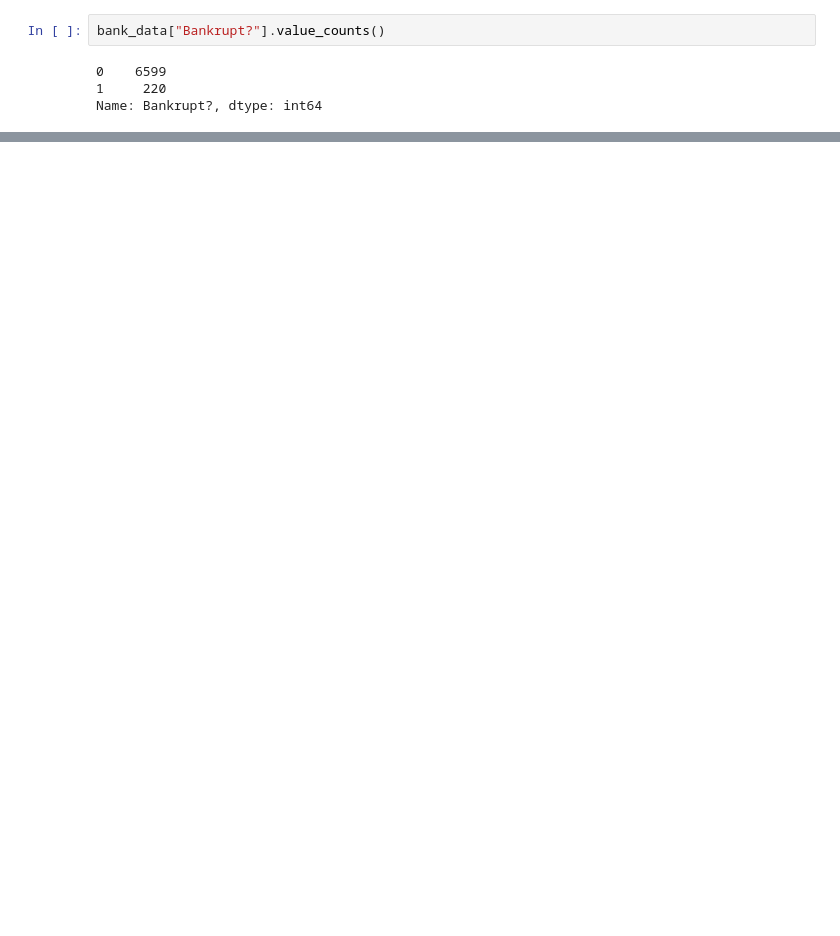
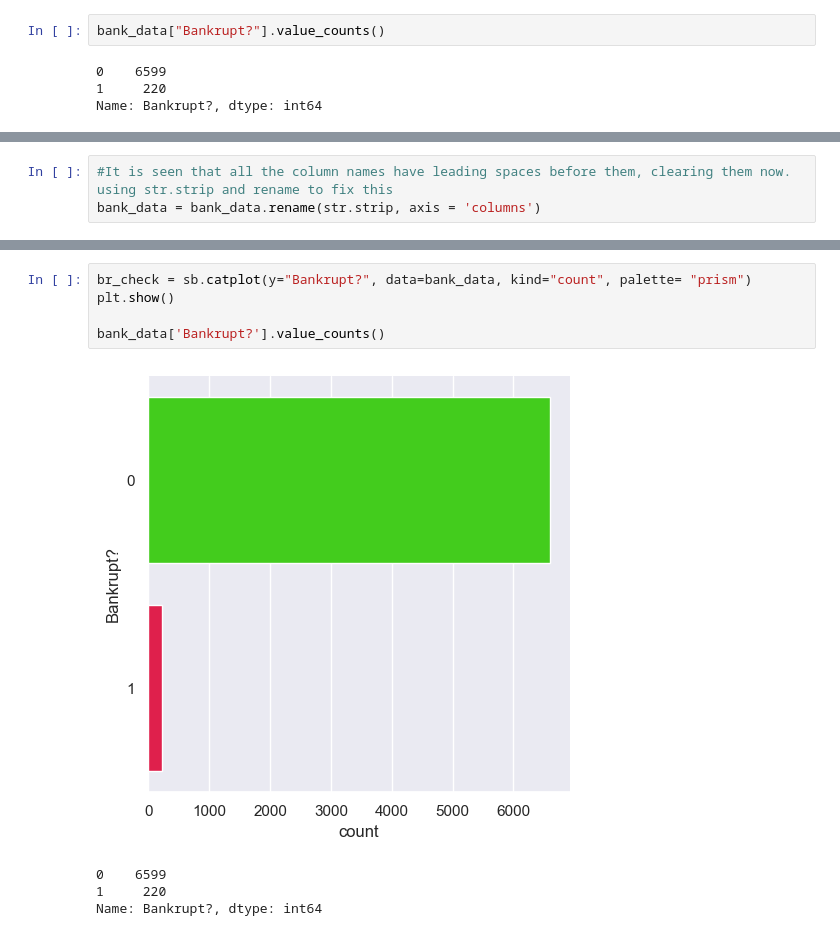
Before and after one commit to whoismanoj/Team8-Company-Bankruptcy-Prediction-Mini-Project-DSAI, a Jupyter notebook: Bankruptcy_Prediction.ipynb, the cells around one changed output, grey strips where cells are left out. Saved outputs shown, nothing was run; the diff lists cells and outputs as text; blank space fills up the shorter version.

```diff
--- a/Bankruptcy_Prediction.ipynb
+++ b/Bankruptcy_Prediction.ipynb
@@ -346,0 +192,3 @@ FileNotFoundError: [Errno 2] No such file or directory: './Data_Source (cleaned)
+# %%
+#It is seen that all the column names have leading spaces before them, clearing them now. using str.strip and rename to fix this
+bank_data = bank_data.rename(str.strip, axis = 'columns')
@@ -346,0 +225,10 @@ FileNotFoundError: [Errno 2] No such file or directory: './Data_Source (cleaned)
+# %%
+br_check = sb.catplot(y="Bankrupt?", data=bank_data, kind="count", palette= "prism")
+plt.show()
+
+bank_data['Bankrupt?'].value_counts()
+# %% [output]
+[figure, added]
+0    6599
+1     220
+Name: Bankrupt?, dtype: int64
```
Also changed, not shown: parts of 38 cells of this notebook.
